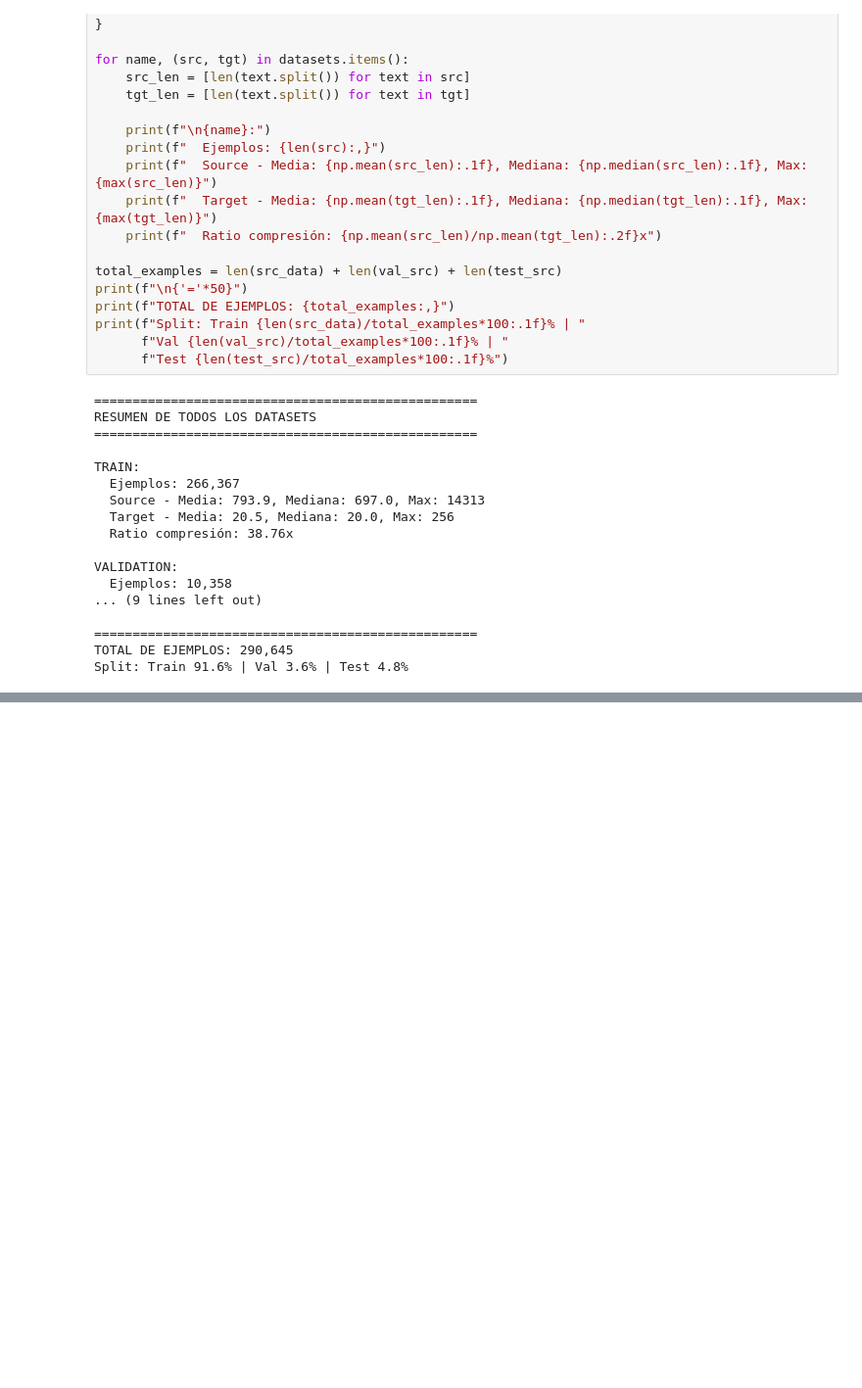
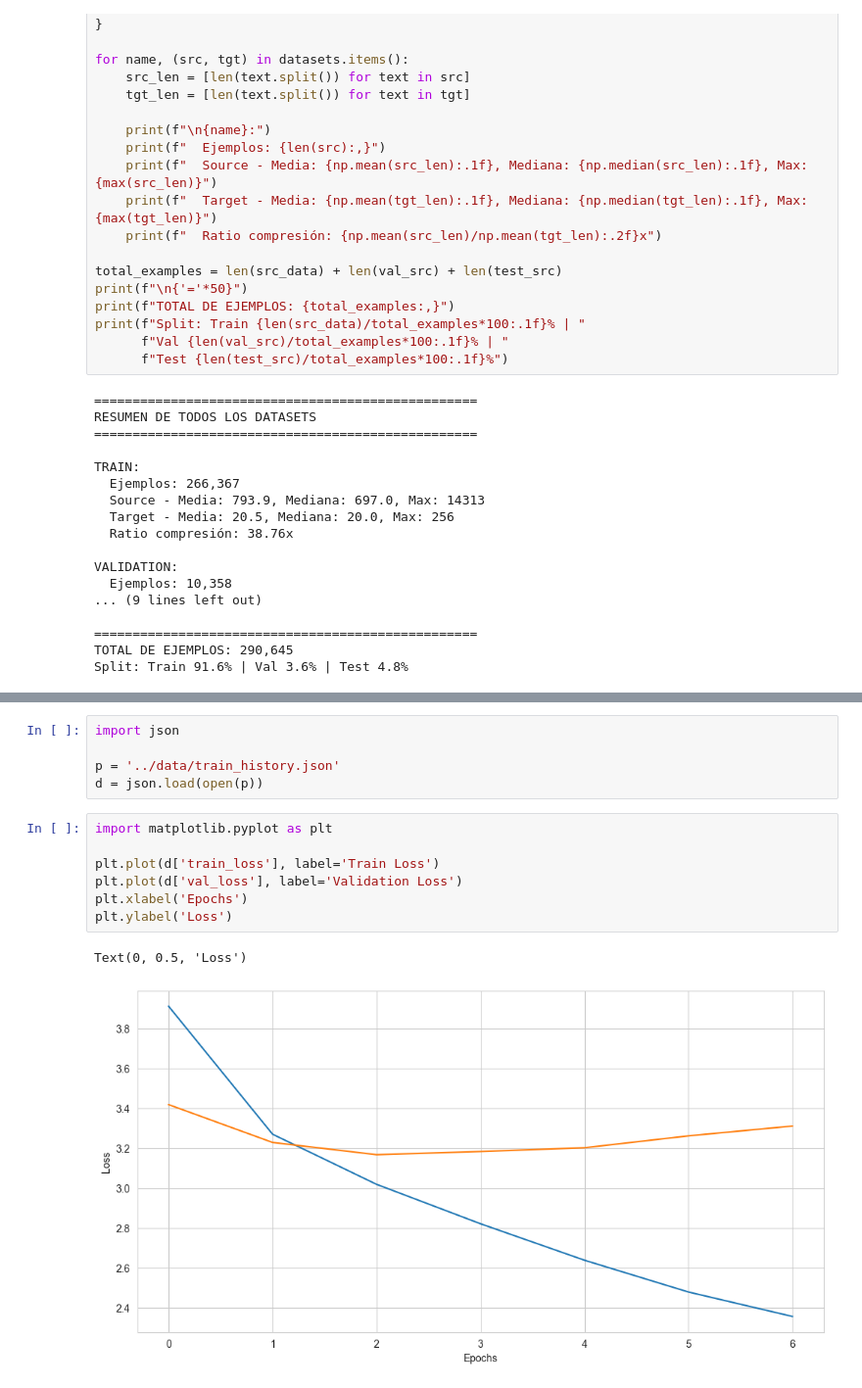
Before and after one commit to ALbertE03/Neural-Nertwork-project, a Jupyter notebook: nn/PNL/AED/aed.ipynb, the cells around one changed output, grey strips where cells are left out. Shown at 98% size. Saved outputs shown, nothing was run; the diff lists cells and outputs as text; blank space fills up the shorter version.

```diff
--- a/nn/PNL/AED/aed.ipynb
+++ b/nn/PNL/AED/aed.ipynb
@@ -530,0 +675,15 @@ Representatividad promedio:      69.46%
+# %%
+import json
+
+p = '../data/train_history.json'
+d = json.load(open(p))
+# %%
+import matplotlib.pyplot as plt
+
+plt.plot(d['train_loss'], label='Train Loss')
+plt.plot(d['val_loss'], label='Validation Loss')
+plt.xlabel('Epochs')
+plt.ylabel('Loss')
+# %% [output]
+Text(0, 0.5, 'Loss')
+[figure, added]
```
Also changed, not shown: parts of 11 cells of this notebook, 14 other files.
